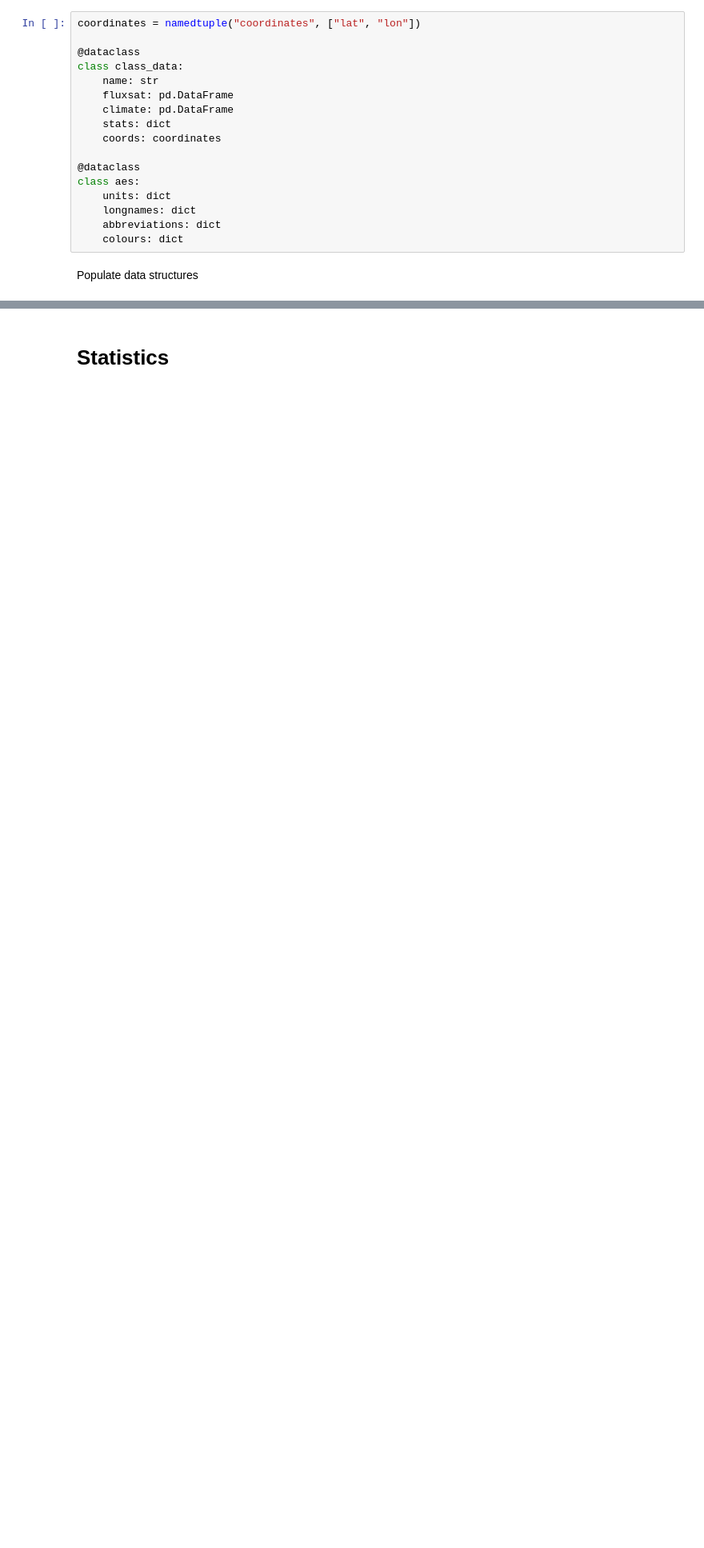
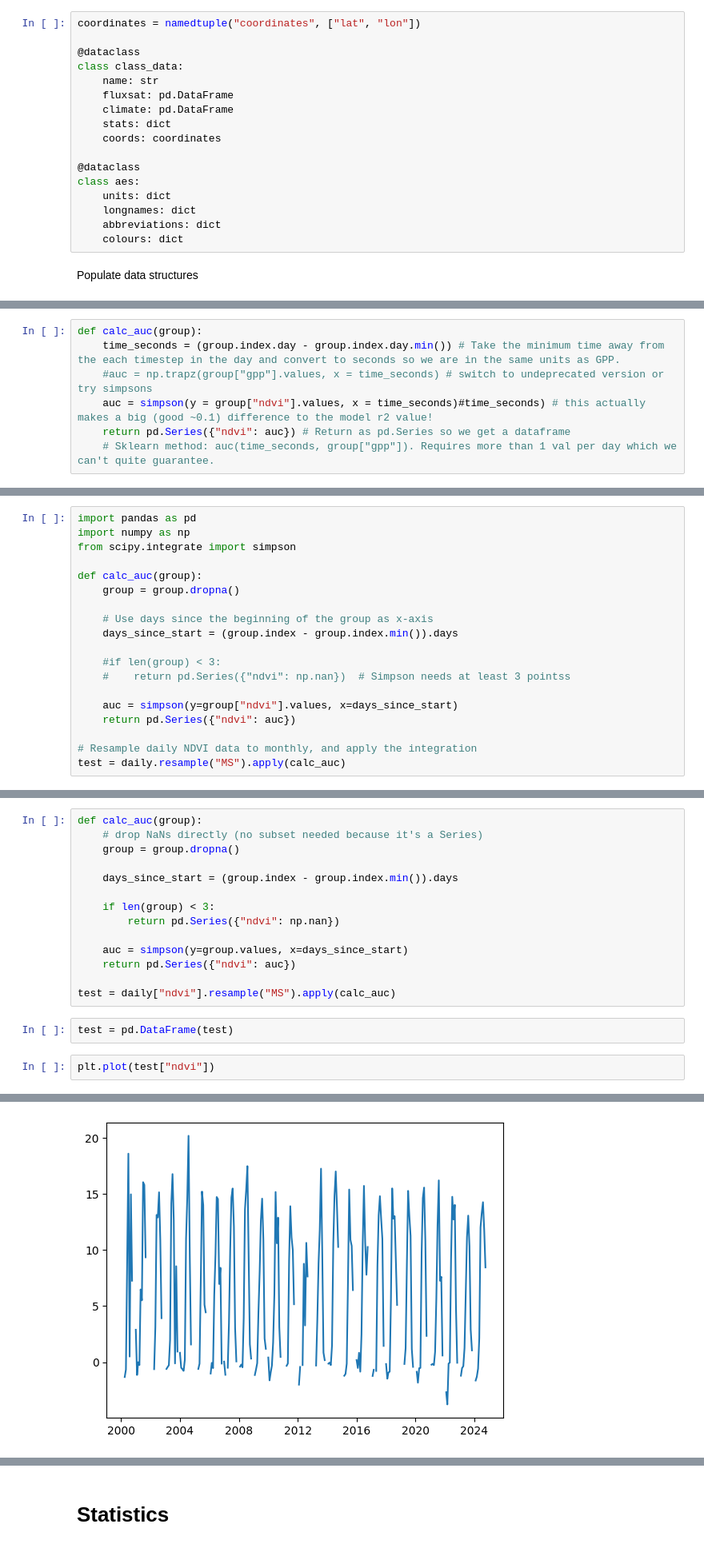
Before and after one commit to lauriequincey/arctic-ecosystems, a Jupyter notebook: analysis.ipynb, the cells around one changed output, grey strips where cells are left out. Shown at 80% size. Cells and saved outputs as stored; diff of their text form; blank space fills up the shorter version.

Commit message:
data exploration

```diff
--- a/analysis.ipynb
+++ b/analysis.ipynb
@@ -89,0 +145,7 @@ df_loc["se_sto"].fluxsat
+# %%
+def calc_auc(group):
+    time_seconds = (group.index.day - group.index.day.min()) # Take the minimum time away from the each timestep in the day and convert to seconds so we are in the same units as GPP.
+    #auc = np.trapz(group["gpp"].values, x = time_seconds) # switch to undeprecated version or try simpsons
+    auc = simpson(y = group["ndvi"].values, x = time_seconds)#time_seconds) # this actually makes a big (good ~0.1) difference to the model r2 value!
+    return pd.Series({"ndvi": auc}) # Return as pd.Series so we get a dataframe
+    # Sklearn method: auc(time_seconds, group["gpp"]). Requires more than 1 val per day which we can't quite guarantee.
@@ -89,0 +154,19 @@ df_loc["se_sto"].fluxsat
+# %%
+import pandas as pd
+import numpy as np
+from scipy.integrate import simpson
+
+def calc_auc(group):
+    group = group.dropna()
+
+    # Use days since the beginning of the group as x-axis
+    days_since_start = (group.index - group.index.min()).days
+
+    #if len(group) < 3:
+    #    return pd.Series({"ndvi": np.nan})  # Simpson needs at least 3 pointss
+
+    auc = simpson(y=group["ndvi"].values, x=days_since_start)
+    return pd.Series({"ndvi": auc})
+
+# Resample daily NDVI data to monthly, and apply the integration
+test = daily.resample("MS").apply(calc_auc)
@@ -89,0 +175,19 @@ df_loc["se_sto"].fluxsat
+# %%
+def calc_auc(group):
+    # drop NaNs directly (no subset needed because it's a Series)
+    group = group.dropna()
+
+    days_since_start = (group.index - group.index.min()).days
+
+    if len(group) < 3:
+        return pd.Series({"ndvi": np.nan})
+
+    auc = simpson(y=group.values, x=days_since_start)
+    return pd.Series({"ndvi": auc})
+
+test = daily["ndvi"].resample("MS").apply(calc_auc)
+# %%
+test = pd.DataFrame(test)
+# %%
+plt.plot(test["ndvi"])
+# %% [output]
@@ -89,0 +195 @@ df_loc["se_sto"].fluxsat
+[figure, added]
```
Also changed, not shown: parts of 67 cells of this notebook.
